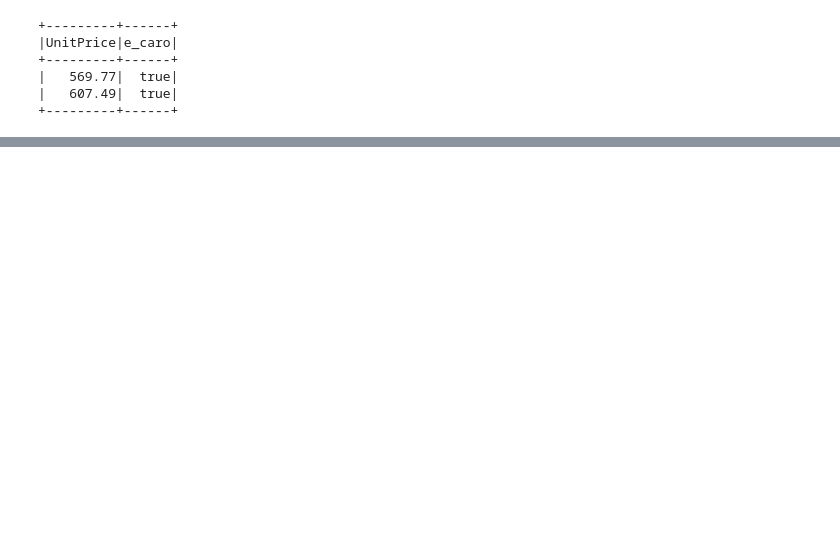
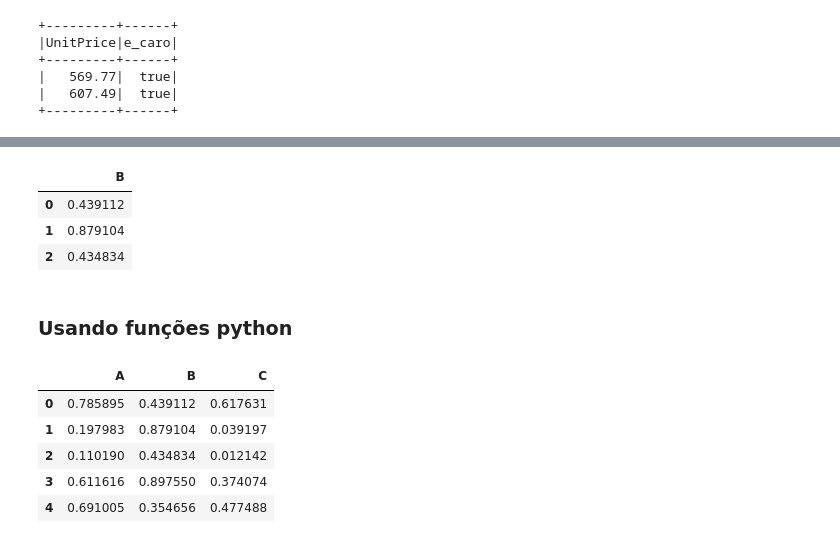
Before and after one commit to pasjunior/Projeto-de-estudo-Spark-Databricks-, a Jupyter notebook: Projeto_2 (Spark-Databricks) - Engenharia de Dados (Stack).ipynb, the cells around one changed output, grey strips where cells are left out. Cells and saved outputs as stored; diff of their text form; code cells hidden in the pictures; blank space fills up the shorter version.

```diff
--- a/Projeto_2 (Spark-Databricks) - Engenharia de Dados (Stack).ipynb
+++ b/Projeto_2 (Spark-Databricks) - Engenharia de Dados (Stack).ipynb
@@ -599,0 +924,5 @@ df.withColumn("e_caro", DOTCodeFilter & (priceFilter | descriptFilter))\
+# %%
+# define configurações de layout de células
+from pyspark.pandas.config import set_option, get_option
+ps.get_option('compute.max_rows')
+ps.set_option('compute.max_rows', 2000)
@@ -599,0 +939,30 @@ df.withColumn("e_caro", DOTCodeFilter & (priceFilter | descriptFilter))\
+# %%
+# iloc
+psdf.iloc[:3, 1:2]
+# %% [output]
+|  | B |
+| 0 | 0.439112 |
+| 1 | 0.879104 |
+| 2 | 0.434834 |
+# %% [markdown]
+### Usando funções python
+# %%
+# criando função python
+def quadrado(x):
+    return x ** 2
+# %%
+# habilitar computação de dataframes em séries
+from pyspark.pandas.config import set_option, reset_option
+set_option("compute.ops_on_diff_frames", True)
+# %%
+# cria uma nova coluna a partir da função quadrado
+psdf['C'] = psdf.A.apply(quadrado)
+# %%
+psdf.head()
+# %% [output]
+|  | A | B | C |
+| 0 | 0.785895 | 0.439112 | 0.617631 |
+| 1 | 0.197983 | 0.879104 | 0.039197 |
+| 2 | 0.110190 | 0.434834 | 0.012142 |
+| 3 | 0.611616 | 0.897550 | 0.374074 |
+| 4 | 0.691005 | 0.354656 | 0.477488 |
```
Also changed, not shown: parts of 40 cells of this notebook.
